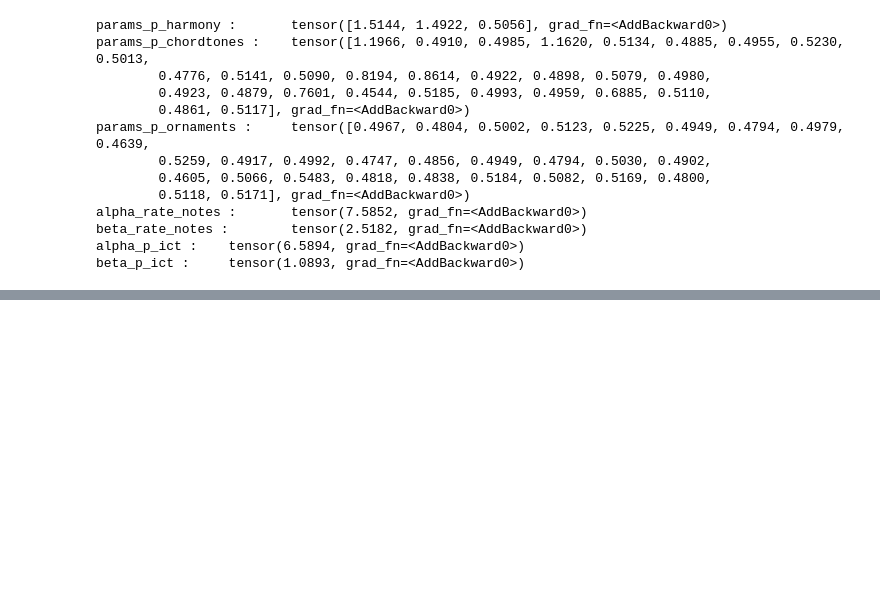
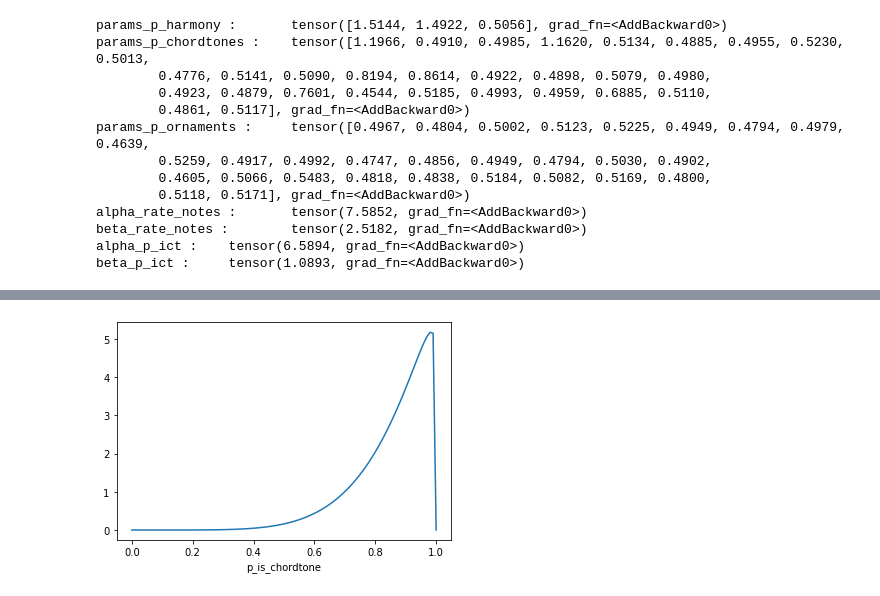
Before and after one commit to DCMLab/probabilistic_harmony_model, a Jupyter notebook: model1.ipynb, the cells around one changed output, grey strips where cells are left out. Saved outputs shown, nothing was run; the diff lists cells and outputs as text; code cells hidden in the pictures; blank space fills up the shorter version.

```diff
--- a/model1.ipynb
+++ b/model1.ipynb
@@ -205,0 +254,11 @@ beta_p_ict :     tensor(1.0893, grad_fn=<AddBackward0>)
+# %%
+# posterior of 'p_is_chordtone'
+a = pyro.get_param_store().get_param("alpha_p_ict").item()
+b = pyro.get_param_store().get_param("beta_p_ict").item()
+x = torch.linspace(0,1,100)
+y = np.exp(Beta(a,b).log_prob(x))
+plt.plot(x,y)
+plt.xlabel("p_is_chordtone")
+plt.show()
+# %% [output]
+[figure, added]
```
Also changed, not shown: parts of 12 cells of this notebook.
